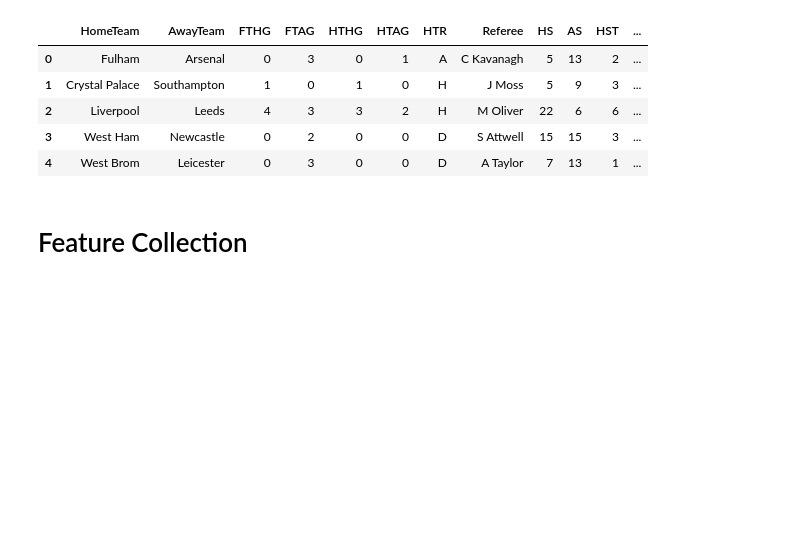
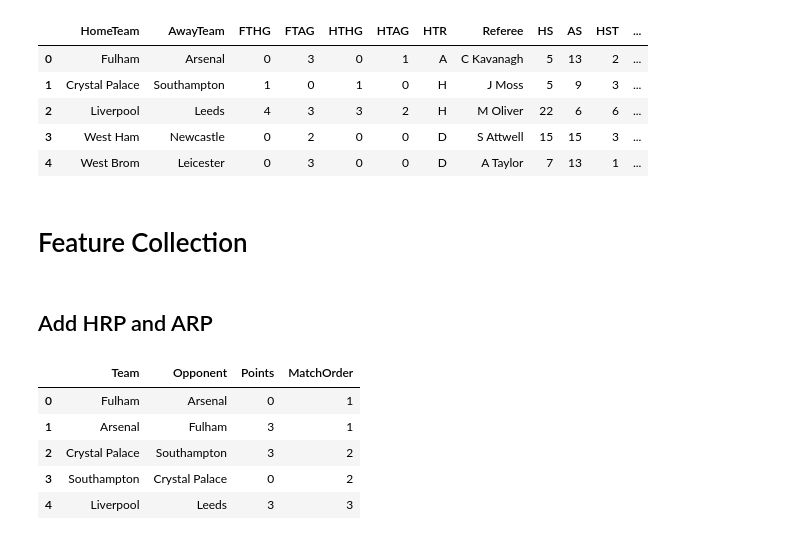
Before and after one commit to venti-sei/Bet26, a Jupyter notebook: bet.ipynb, the cells around one changed output. Cells and saved outputs as stored; diff of their text form; code cells hidden in the pictures; blank space fills up the shorter version.

```diff
--- a/bet.ipynb
+++ b/bet.ipynb
@@ -264,0 +263,20 @@ filtered_df['HP1'] = filtered_df.shift(1)
+# %% [markdown]
+## Add HRP and ARP
+# %%
+home_matches = filtered_df[['HomeTeam', 'AwayTeam', 'HP', 'MatchOrder']].copy()
+home_matches.rename(columns={'HomeTeam': 'Team', 'AwayTeam': 'Opponent', 'HP': 'Points'}, inplace=True)
+
+away_matches = filtered_df[['AwayTeam', 'HomeTeam', 'AP', 'MatchOrder']].copy()
+away_matches.rename(columns={'AwayTeam': 'Team', 'HomeTeam': 'Opponent', 'AP': 'Points'}, inplace=True)
+
+combined_match_data = pd.concat([home_matches, away_matches], ignore_index=True)
+combined_match_data = combined_match_data.sort_values(by='MatchOrder').reset_index(drop=True)
+
+display(combined_match_data.head())
+# %% [output]
+|  | Team | Opponent | Points | MatchOrder |
+| 0 | Fulham | Arsenal | 0 | 1 |
+| 1 | Arsenal | Fulham | 3 | 1 |
+| 2 | Crystal Palace | Southampton | 3 | 2 |
+| 3 | Southampton | Crystal Palace | 0 | 2 |
+| 4 | Liverpool | Leeds | 3 | 3 |
```
Also changed, not shown: parts of 4 cells of this notebook.
